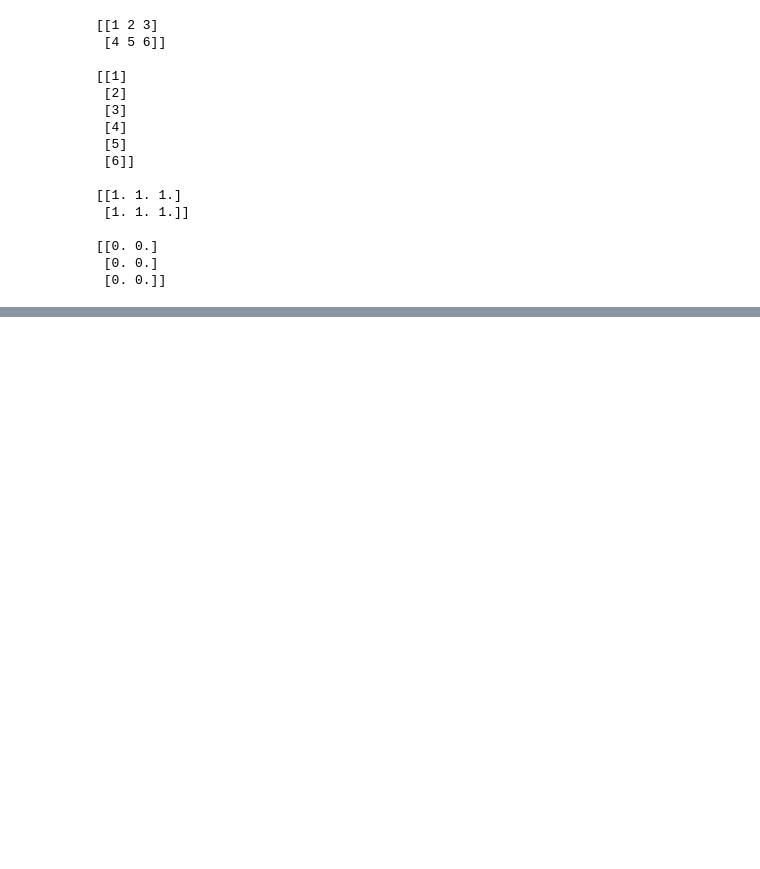
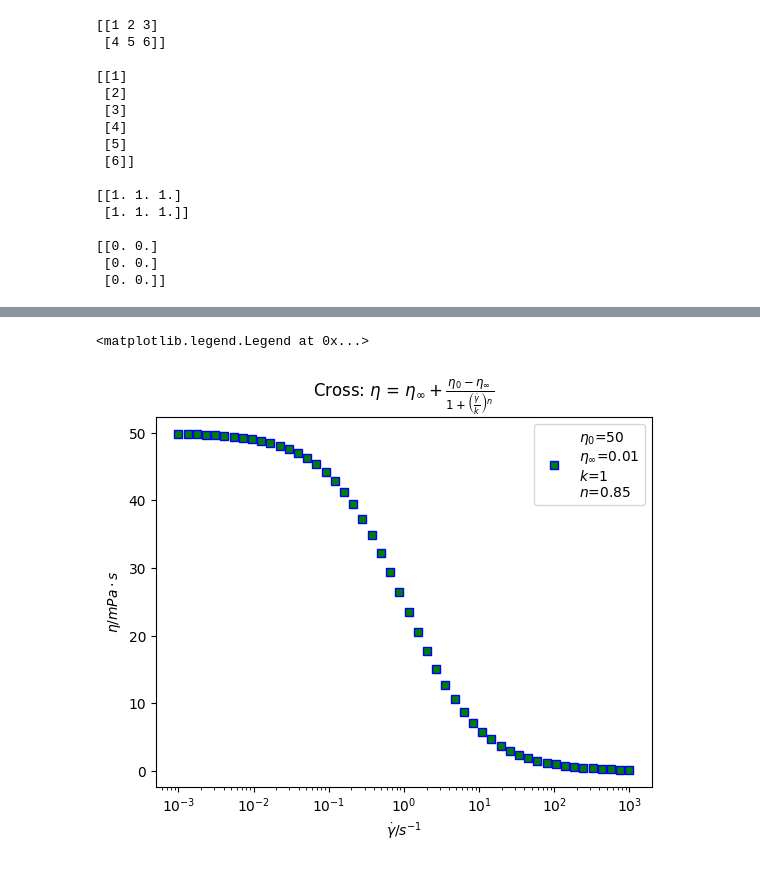
Before and after one commit to KarlClinckspoor/CursoPython, a Jupyter notebook: Capítulos/Capítulo08/Tour dos principais pacotes científicos.ipynb, the cells around one changed output, grey strips where cells are left out. Saved outputs shown, nothing was run; the diff lists cells and outputs as text; code cells hidden in the pictures; blank space fills up the shorter version.

```diff
--- a/Capítulos/Capítulo08/Tour dos principais pacotes científicos.ipynb
+++ b/Capítulos/Capítulo08/Tour dos principais pacotes científicos.ipynb
@@ -155,0 +411,21 @@ def rapido():
+# %%
+plt.figure()
+plt.plot(
+    xx4,
+    yy_cross,
+    lw=0,
+    marker="s",
+    mec="b",
+    mfc="g",
+    label="\n".join([r"$\eta_0$=50", r"$\eta_\infty$=0.01", r"$k$=1", r"$n$=0.85"]),
+)
+plt.xlabel(r"$\dot{\gamma} / s^{-1}$")
+plt.ylabel(r"$\eta / mPa\cdot s$")
+plt.xscale("log")
+plt.title(
+    r"Cross: $\eta$ = $\eta_\infty + \frac{\eta_0 - \eta_\infty}{1 + \left( \frac{\dot{\gamma}}{k} \right)^n }$"
+)
+plt.legend()
+# %% [output]
+<matplotlib.legend.Legend at 0x...>
+[figure, added]
```
Also changed, not shown: parts of 50 cells of this notebook.
